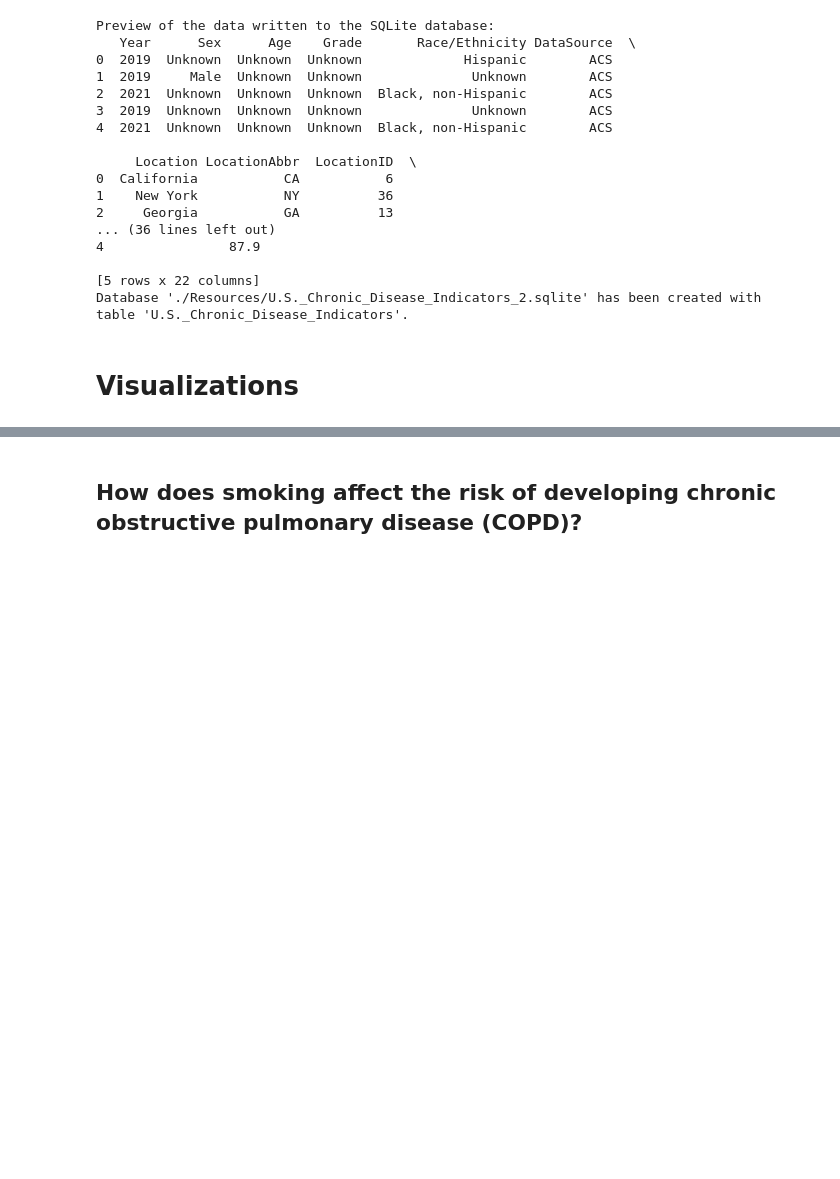
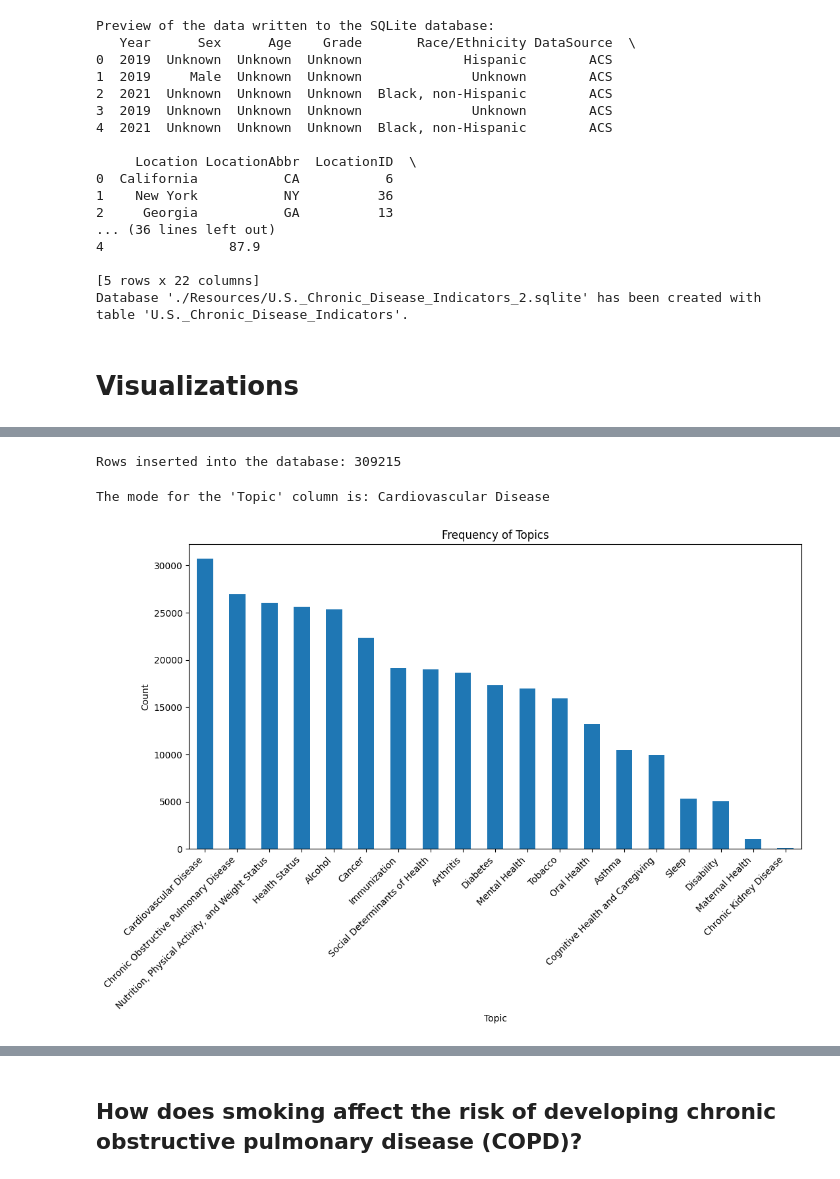
Before and after one commit to DWallace740/project3team11, a Jupyter notebook: Project3_Group11_Notebook.ipynb, the cells around one changed output, grey strips where cells are left out. Drawn from its saved outputs; the diff is of its cells as text; code cells hidden in the pictures; blank space fills up the shorter version.

```diff
--- a/Project3_Group11_Notebook.ipynb
+++ b/Project3_Group11_Notebook.ipynb
@@ -179,0 +194,68 @@ Database './Resources/U.S._Chronic_Disease_Indicators_2.sqlite' has been created
+# %%
+file_path = './Resources/final2_cleaned_dataset.csv'
+data = pd.read_csv(file_path)
+
+# Define your SQLite database path
+db_file = './Resources/DW_cleaned_data.db'
+
+# Connect to SQLite database (creates the file if it doesn't exist)
+conn = sqlite3.connect(db_file)
+cursor = conn.cursor()
+
+
+# Define the table schema based on the dataset columns
+cursor.execute('''
+CREATE TABLE IF NOT EXISTS health_data (
+    Year INTEGER,
+    Sex TEXT,
+    Age TEXT,
+    Grade TEXT,
+    Race_Ethnicity TEXT,
+    DataSource TEXT,
+    Location TEXT,
+    LocationID TEXT,
+    LocationID_1 INTEGER,
+    Geolocation TEXT,
+    Topic TEXT,
+    TopicID TEXT,
+    Question TEXT,
+    QuestionID TEXT,
+    Value REAL,
+    DataValueUnit TEXT,
+    DataValueType TEXT,
+    DataValueTypeID TEXT,
+    LowConfidenceLimit REAL,
+    HighConfidenceLimit REAL
+)
+''')
+
+# Commit the table creation
+conn.commit()
+
+# Load data from the DataFrame into the SQLite table
+data.to_sql('health_data', conn, if_exists='replace', index=False)
+
+# Confirm data insertion by querying the database
+row_count = cursor.execute('SELECT COUNT(*) FROM health_data').fetchone()[0]
+print(f"Rows inserted into the database: {row_count}")
+# %% [output]
+Rows inserted into the database: 309215
+# %%
+# Calculate the mode for the 'Topic' column
+topic_mode = data['Topic'].mode()[0]
+
+print("The mode for the 'Topic' column is:", topic_mode)
+# %% [output]
+The mode for the 'Topic' column is: Cardiovascular Disease
+# %%
+topic_counts = data['Topic'].value_counts()
+topic_counts.plot(kind='bar', figsize=(12, 6))
+plt.title('Frequency of Topics')
+plt.xlabel('Topic')
+plt.ylabel('Count')
+
+plt.xticks(rotation=45, ha='right')
+
+plt.show()
+# %% [output]
+[figure, added]
```
Also changed, not shown: parts of 20 cells of this notebook, 10 other files.
